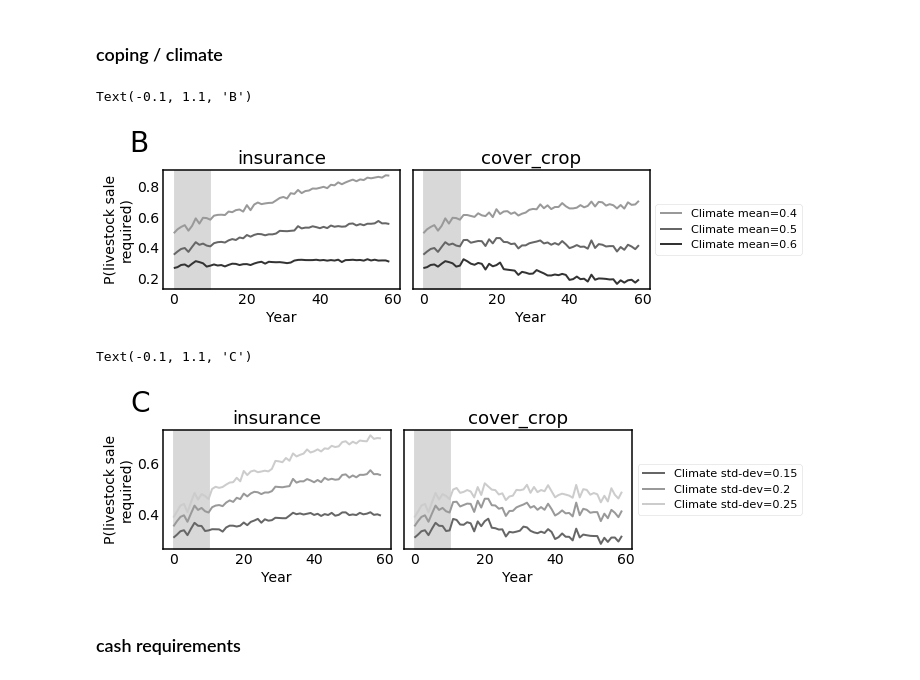
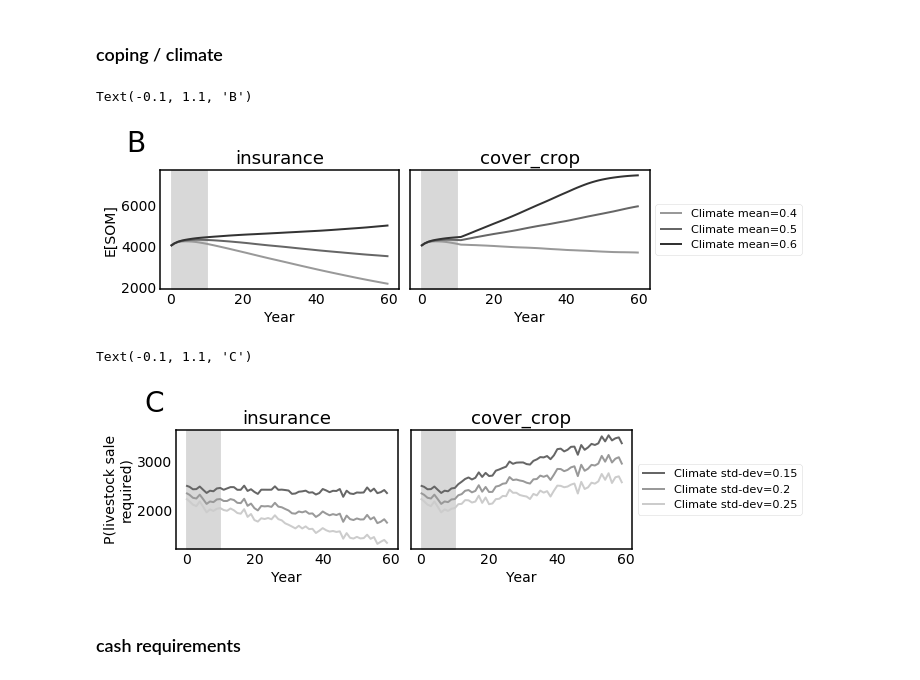
Before and after one commit to t-g-williams/adaptation_abm, a Jupyter notebook: experiments/explore mechanisms.ipynb, the cells around one changed output. Saved outputs shown, nothing was run; the diff lists cells and outputs as text; code cells hidden in the pictures.

Commit message:
some more plotting

```diff
--- a/experiments/explore mechanisms.ipynb
+++ b/experiments/explore mechanisms.ipynb
@@ -190,7 +193,7 @@ for mu, res in results.items():
     c+=1
     for p, pol in enumerate(policies):
         # calculate the relevant metric
-        d = np.mean(res[pol]['coping'], axis=(0,2))
+        d = np.mean(res[pol]['organic'], axis=(0,2))
         axs[p].plot(d, label='Climate mean={}'.format(mu), color=clrs[c])
 
 for a, ax in enumerate(axs):
@@ -201,11 +204,11 @@ for a, ax in enumerate(axs):
     ax.fill_between([0,inp_base['adaptation']['burnin_period']], [l[0],l[0]], [l[1],l[1]], color='0.5', alpha=0.3)
     ax.set_ylim(l)
 axs[1].legend(bbox_to_anchor=(1,0.5), loc='center left')
-axs[0].set_ylabel('P(livestock sale\nrequired)')
+axs[0].set_ylabel('E[SOM]')
 axs[0].text(-0.1,1.1, 'B', transform=axs[0].transAxes, fontsize=28, va='bottom', ha='center')
 # %% [output]
 Text(-0.1, 1.1, 'B')
-[figure, old version]
+[figure, new version]
 # %%
 rain_sigmas = [0.15,0.2,0.25]
 clrs = ['0.4','0.6','0.8']
@@ -217,26 +220,27 @@ for m, sig in enumerate(rain_sigmas):
 # %%
 fig, axs = plt.subplots(1,2,figsize=(10,3), sharey=True)
 c=-1
 for mu, res in results.items():
     c+=1
     for p, pol in enumerate(policies):
         # calculate the relevant metric
         d = np.mean(res[pol]['coping'], axis=(0,2))
+        d = np.mean(res[pol]['yields'], axis=(0,2))
         axs[p].plot(d, label='Climate std-dev={}'.format(mu), color=clrs[c])
 
 for a, ax in enumerate(axs):
     ax.grid(False)
     ax.set_xlabel('Year')
     ax.set_title(policies[a])
     l = ax.get_ylim()
     ax.fill_between([0,inp_base['adaptation']['burnin_period']], [l[0],l[0]], [l[1],l[1]], color='0.5', alpha=0.3)
     ax.set_ylim(l)
 axs[1].legend(bbox_to_anchor=(1,0.5), loc='center left')
 axs[0].set_ylabel('P(livestock sale\nrequired)')
 axs[0].text(-0.1,1.1, 'C', transform=axs[0].transAxes, fontsize=28, va='bottom', ha='center')
 # %% [output]
 Text(-0.1, 1.1, 'C')
-[figure, old version]
+[figure, new version]
 # %% [markdown]
 ### cash requirements
 # %%
```
Also changed, not shown: parts of 2 cells of this notebook, 3 other files.
